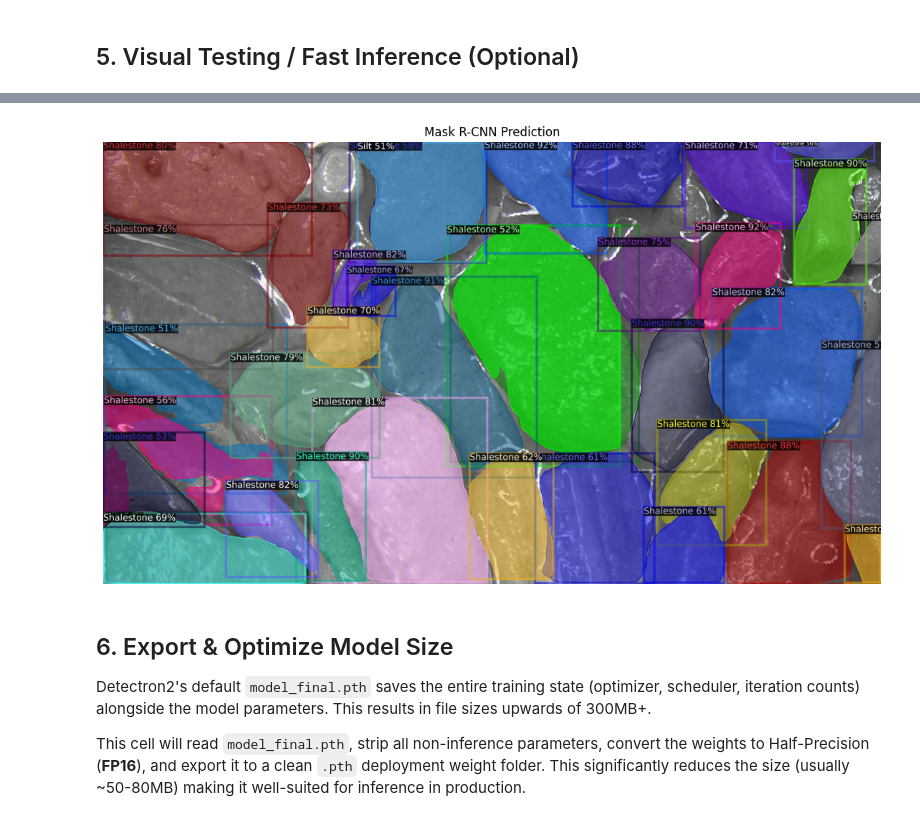
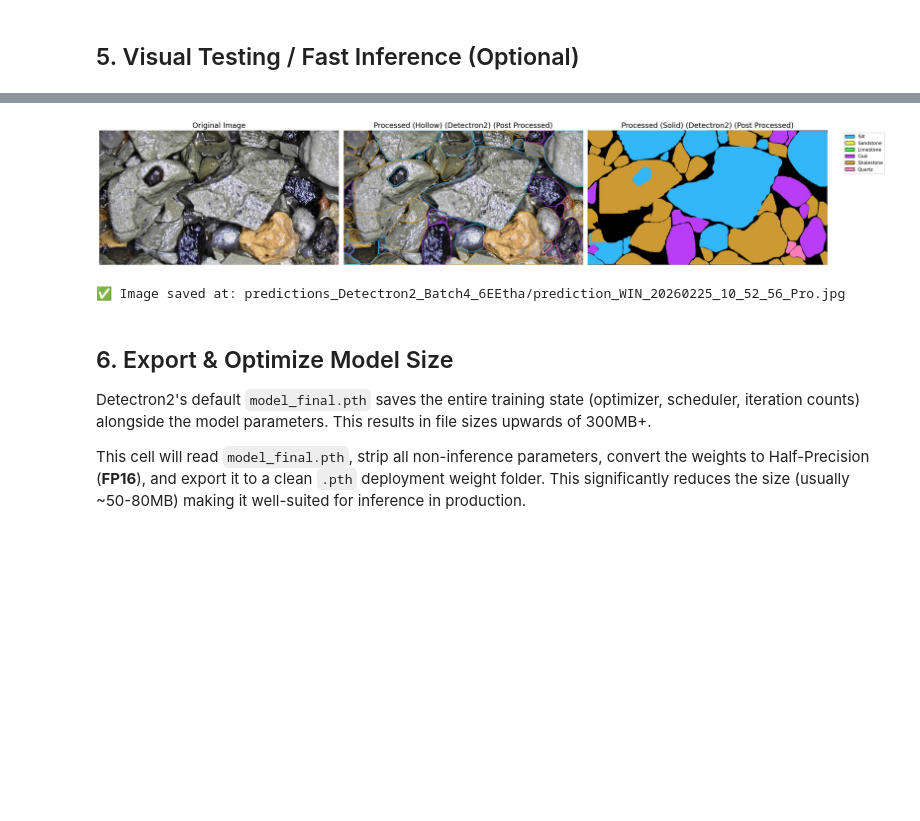
Before and after one commit to DwiAnggaraNS/Automatic-Cutting-Description, a Jupyter notebook: notebooks/training/Detectron2_MaskRCNN_Trainer.ipynb, the cells around one changed output, grey strips where cells are left out. Saved outputs shown, nothing was run; the diff lists cells and outputs as text; code cells hidden in the pictures; blank space fills up the shorter version.

Commit message:
add: history training of Detectron and predicted image

```diff
--- a/notebooks/training/Detectron2_MaskRCNN_Trainer.ipynb
+++ b/notebooks/training/Detectron2_MaskRCNN_Trainer.ipynb
@@ -331,7 +341,7 @@ from pathlib import Path
 
 # Add root project path to load reusable classes from src.inference
 sys.path.append(str(Path(os.path.abspath('')).parent.parent))
-from src.inference import MaskPostProcessor, RockVisualizer
+from src.inference import RockSegmentationPipeline, RockVisualizer
 
 def visualize_hollow_segmentation_d2(test_image_dir):
     """
@@ -366,7 +376,7 @@ def visualize_hollow_segmentation_d2(test_image_dir):
     instances = outputs["instances"].to("cpu")
 
     # Initialize our reusable processors
-    post_processor = MaskPostProcessor(min_area=300, epsilon_ratio=0.01, simplify_tol=2.0)
+    post_processor = RockSegmentationPipeline(solidity_thr=0.85, min_area=300)
     visualizer = RockVisualizer(thickness=8)
 
     proc_polygons_by_class = {}
@@ -436,4 +447,5 @@ Running predictor algorithms on: /home/praktikan/projects/DwiAnggara/Datasets/Ba
-[figure, old version]
+[figure, new version]
+✅ Image saved at: predictions_Detectron2_Batch4_6EEtha/prediction_WIN_20260225_10_52_56_Pro.jpg
 # %% [markdown]
 ## 6. Export & Optimize Model Size
 Detectron2's default `model_final.pth` saves the entire training state (optimizer, scheduler, iteration counts) alongside the model parameters. This results in file sizes upwards of 300MB+.
```
Also changed, not shown: parts of 4 cells of this notebook, 8 other files.
